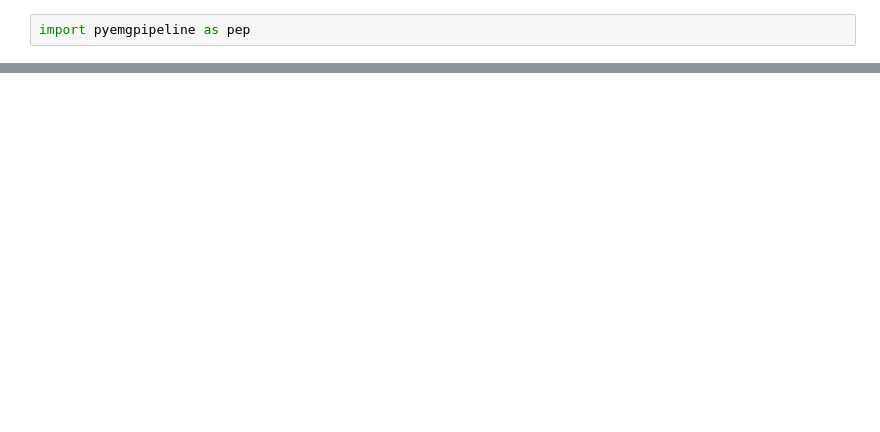
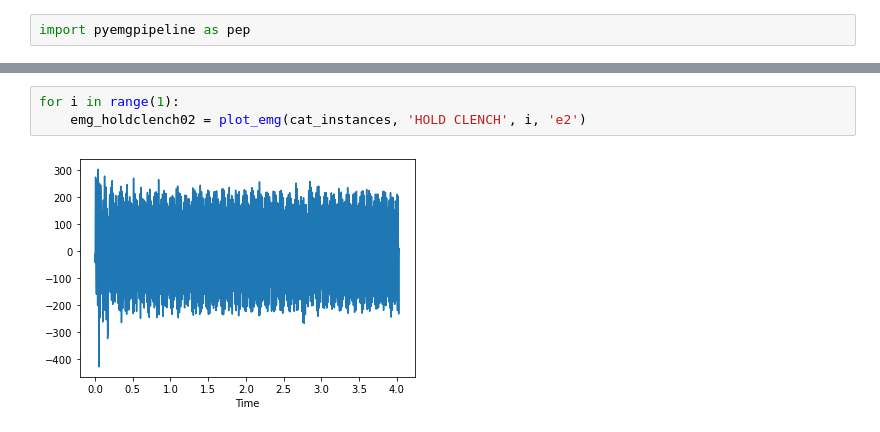
Before and after one commit to NeuroTech-UCSD/aeroMus, a Jupyter notebook: Project-Data/pyemg.ipynb, the cells around one changed output, grey strips where cells are left out. Drawn from its saved outputs; the diff is of its cells as text; blank space fills up the shorter version.

```diff
--- a/Project-Data/pyemg.ipynb
+++ b/Project-Data/pyemg.ipynb
@@ -82,0 +70,5 @@ m.plot()
+# %%
+for i in range(1):
+    emg_holdclench02 = plot_emg(cat_instances, 'HOLD CLENCH', i, 'e2')
+# %% [output]
+[figure, added]
```
Also changed, not shown: parts of 26 cells of this notebook.
